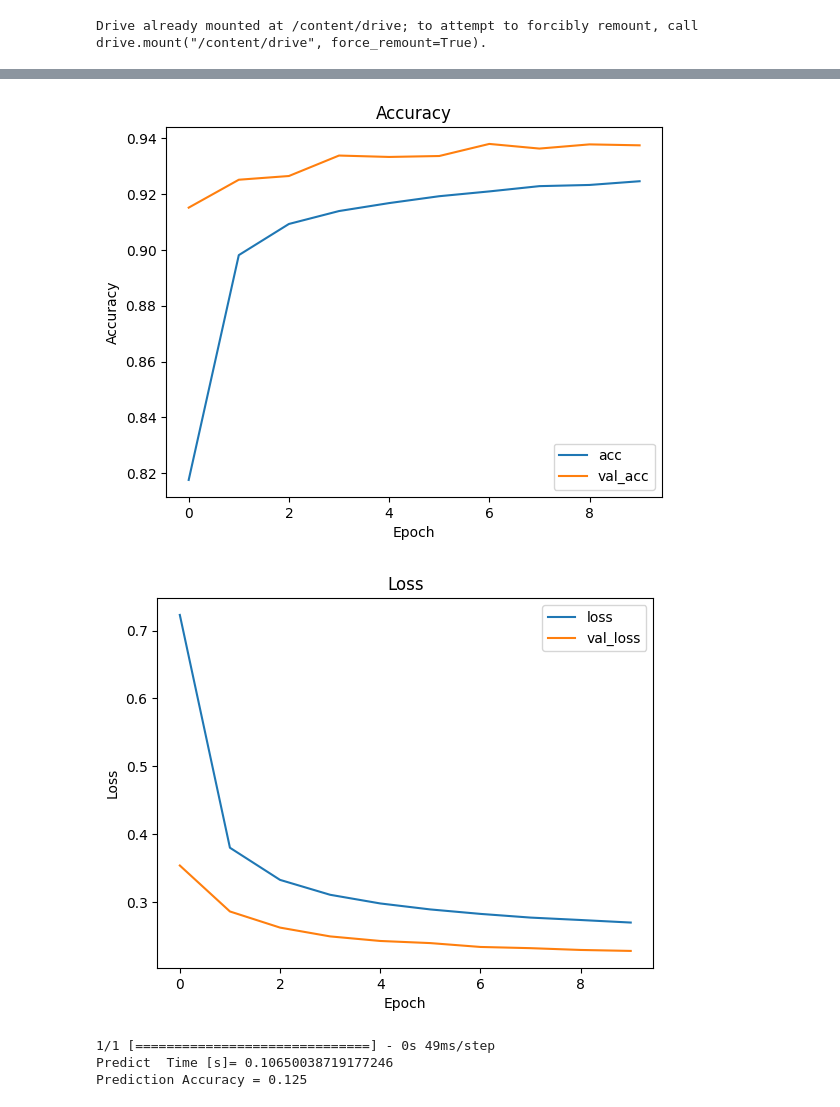
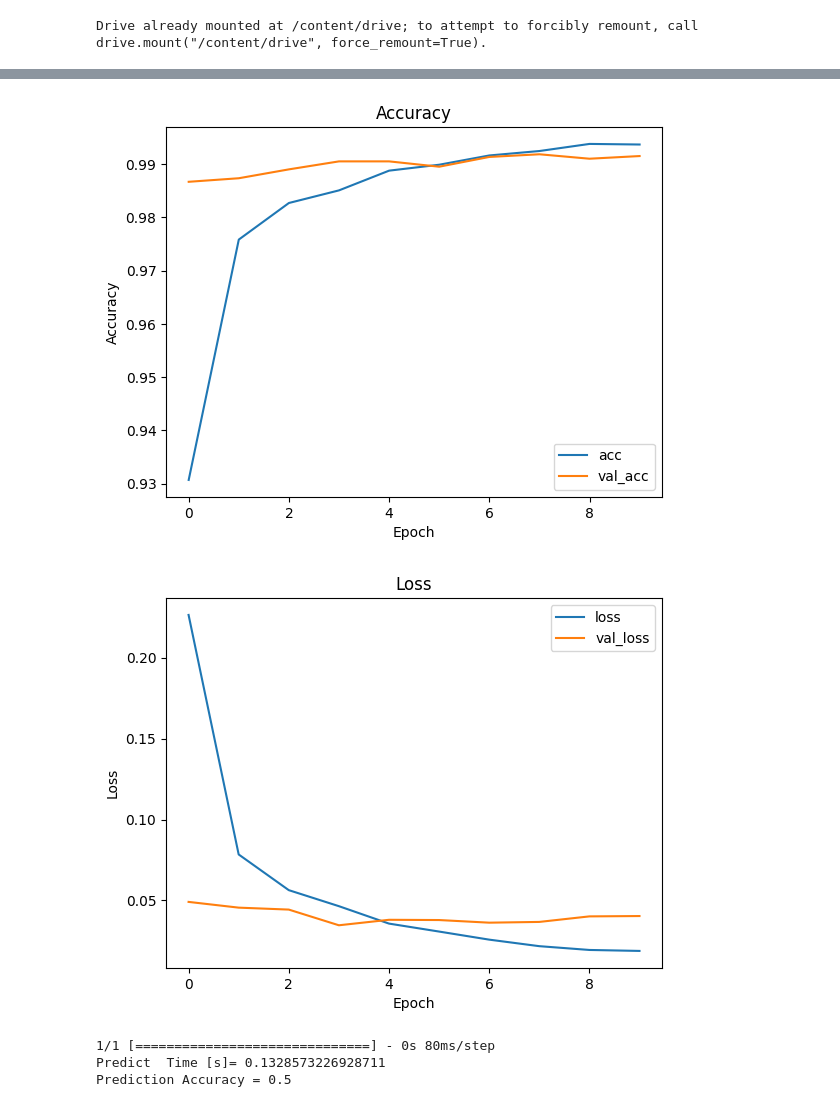
Before and after one commit to RUMONMD89/Neural-network, a Jupyter notebook: image_recognition_mnist4.ipynb, the cells around one changed output, grey strips where cells are left out. Drawn from its saved outputs; the diff is of its cells as text; code cells hidden in the pictures.

Commit message:
Inetwork=1手書き文字認識された結果

```diff
--- a/image_recognition_mnist4.ipynb
+++ b/image_recognition_mnist4.ipynb
@@ -16,7 +16,7 @@ Drive already mounted at /content/drive; to attempt to forcibly remount, call dr
 ### User Settings ###
 
 # NEURAL NETWORK (0:Single Dense Layer / 1:CNN / 2:User Defined)
-INETWORK = 0
+INETWORK = 1
 
 # Number of epochs (Training)
 IEPOCH   = 10
@@ -391,5 +391,5 @@ Training Time [s]= 14.931799411773682
-[figure, old version]
+[figure, new version]
-[figure, old version]
+[figure, new version]
-1/1 [==============================] - 0s 49ms/step
-Predict  Time [s]= 0.10650038719177246
-Prediction Accuracy = 0.125
+1/1 [==============================] - 0s 80ms/step
+Predict  Time [s]= 0.1328573226928711
+Prediction Accuracy = 0.5
```
Also changed, not shown: parts of 1 cell of this notebook.
